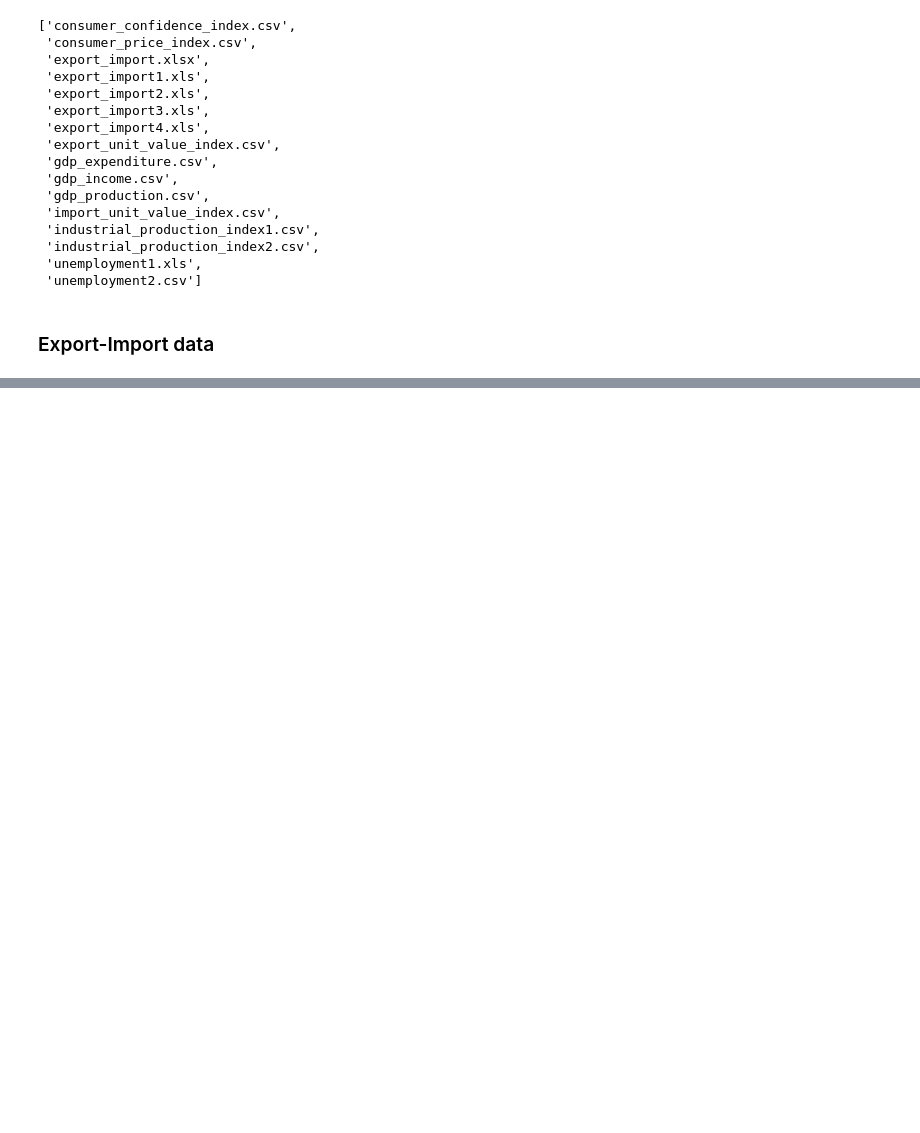
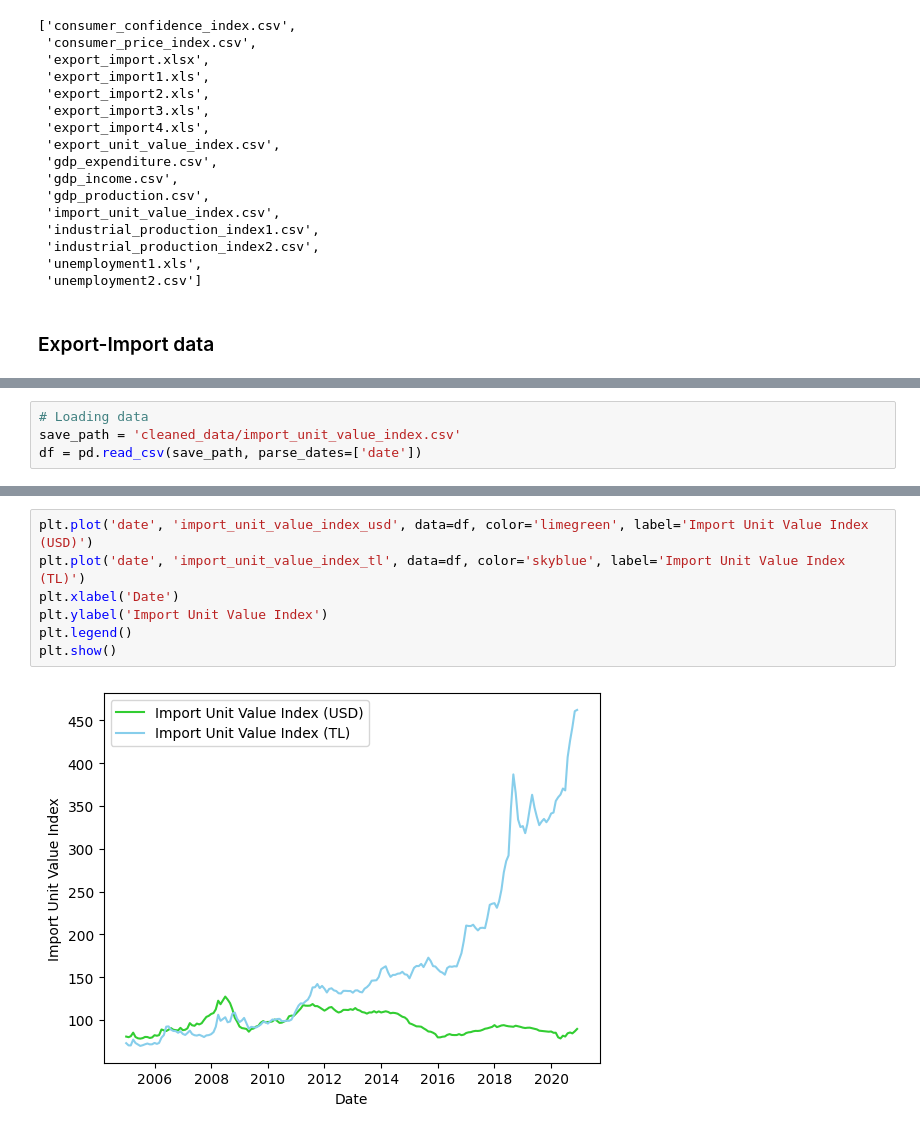
Before and after one commit to Ahmetyasin/CS512-project, a Jupyter notebook: CleaningTuikData.ipynb, the cells around one changed output, grey strips where cells are left out. Drawn from its saved outputs; the diff is of its cells as text; blank space fills up the shorter version.

```diff
--- a/CleaningTuikData.ipynb
+++ b/CleaningTuikData.ipynb
@@ -71,0 +367,4 @@ plt.show()
+# %%
+# Loading data
+save_path = 'cleaned_data/import_unit_value_index.csv'
+df = pd.read_csv(save_path, parse_dates=['date'])
@@ -71,0 +380,9 @@ plt.show()
+# %%
+plt.plot('date', 'import_unit_value_index_usd', data=df, color='limegreen', label='Import Unit Value Index (USD)')
+plt.plot('date', 'import_unit_value_index_tl', data=df, color='skyblue', label='Import Unit Value Index (TL)')
+plt.xlabel('Date')
+plt.ylabel('Import Unit Value Index')
+plt.legend()
+plt.show()
+# %% [output]
+[figure, added]
```
Also changed, not shown: parts of 35 cells of this notebook, 5 other files.
